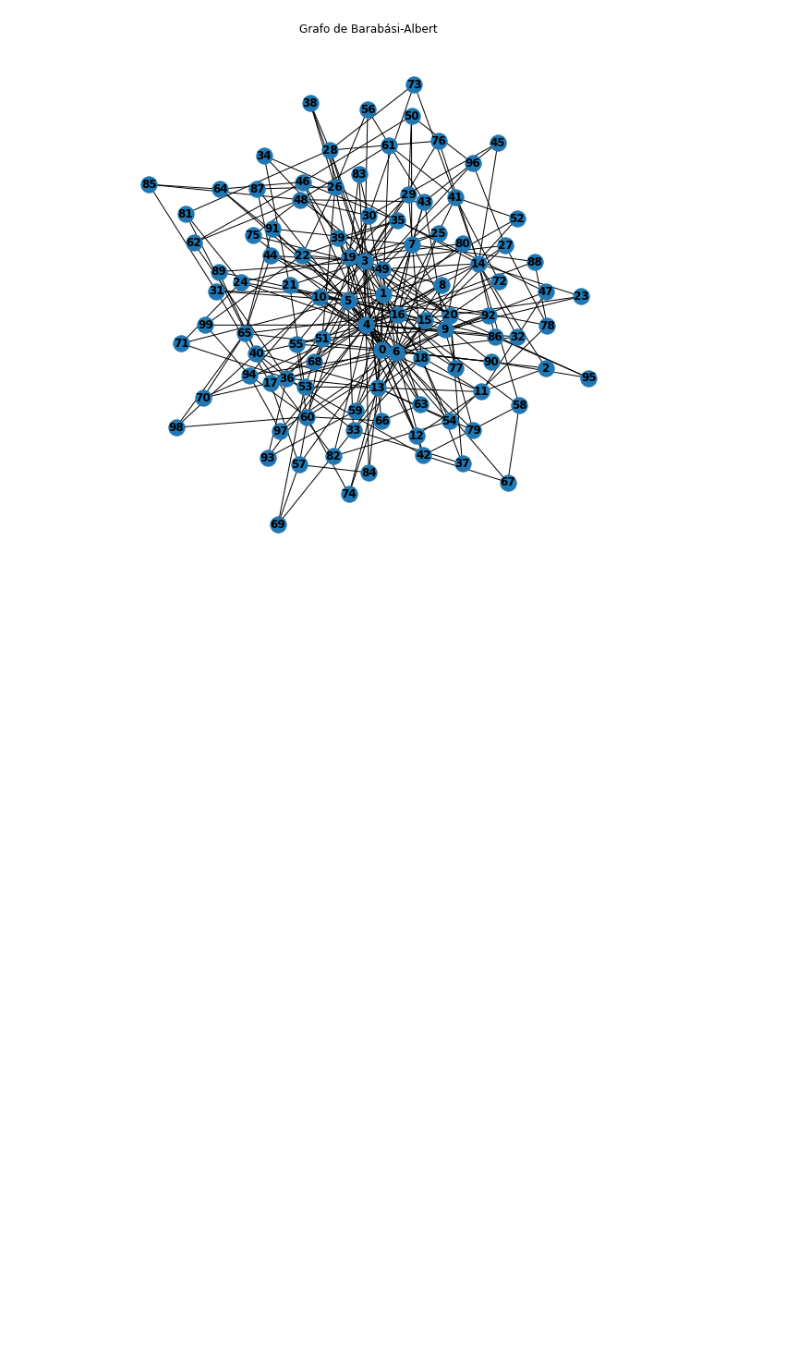
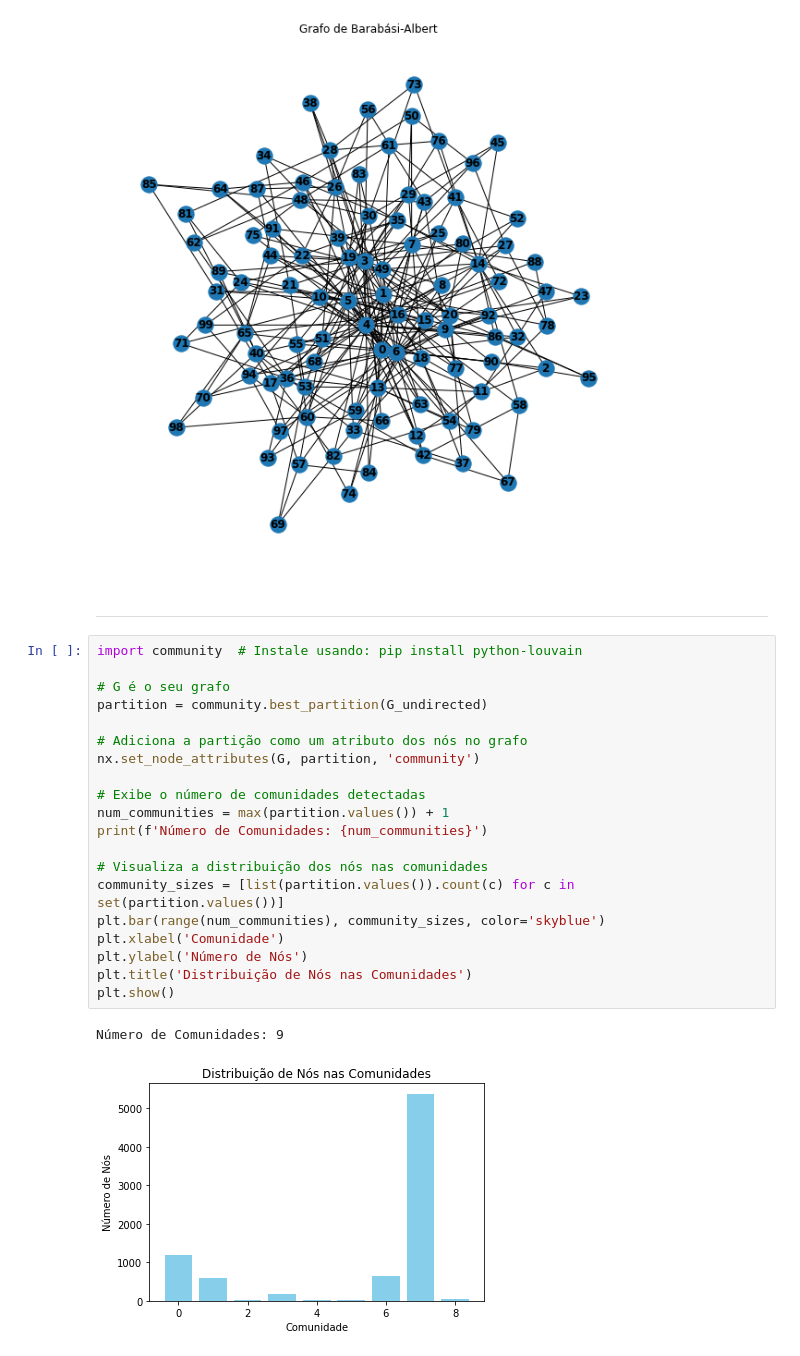
Before and after one commit to lucianobajr/github-complex-networks, a Jupyter notebook: analysis/simple-networks-person-github-analysis.ipynb, the cells around one changed output. Drawn from its saved outputs; the diff is of its cells as text; blank space fills up the shorter version.

```diff
--- a/analysis/simple-networks-person-github-analysis.ipynb
+++ b/analysis/simple-networks-person-github-analysis.ipynb
@@ -721,3 +721,28 @@ Note that using FancyArrowPatches may be slow for large graphs.
 
   draw_networkx_edges(G, pos, arrows=arrows, **edge_kwds)
 [figure]
+# %% [markdown]
+------------------------------------------------------------
+# %%
+import community  # Instale usando: pip install python-louvain
+
+# G é o seu grafo
+partition = community.best_partition(G_undirected)
+
+# Adiciona a partição como um atributo dos nós no grafo
+nx.set_node_attributes(G, partition, 'community')
+
+# Exibe o número de comunidades detectadas
+num_communities = max(partition.values()) + 1
+print(f'Número de Comunidades: {num_communities}')
+
+# Visualiza a distribuição dos nós nas comunidades
+community_sizes = [list(partition.values()).count(c) for c in set(partition.values())]
+plt.bar(range(num_communities), community_sizes, color='skyblue')
+plt.xlabel('Comunidade')
+plt.ylabel('Número de Nós')
+plt.title('Distribuição de Nós nas Comunidades')
+plt.show()
+# %% [output]
+Número de Comunidades: 9
+[figure, added]
```
Also changed, not shown: parts of 10 cells of this notebook.
